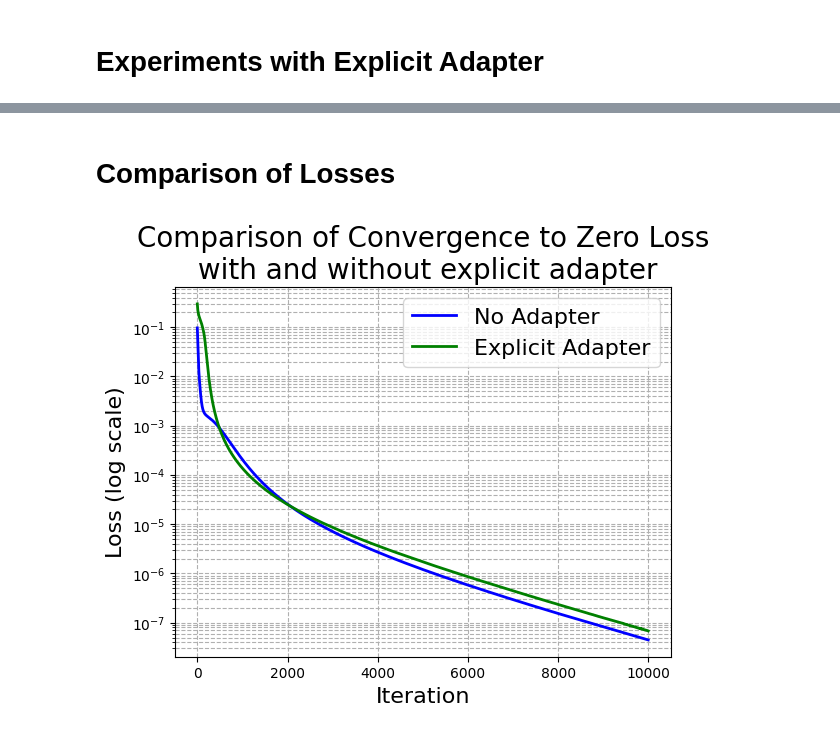
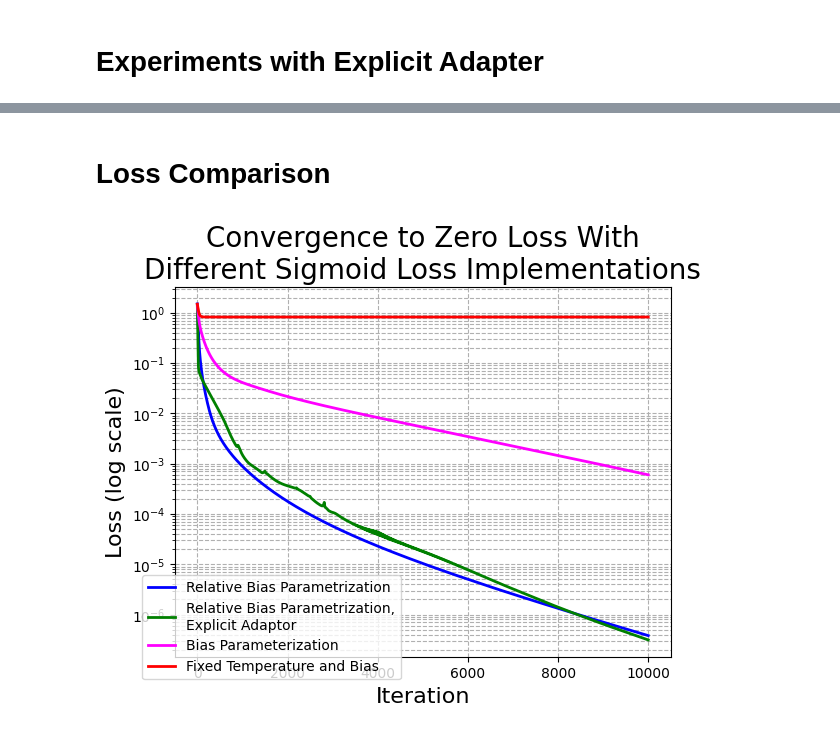
Before and after one commit to BangachevKiril/RepresentationLearningTheory, a Jupyter notebook: SigLIP/FrozenModalityExperiments.ipynb, the cells around one changed output, grey strips where cells are left out. Drawn from its saved outputs; the diff is of its cells as text; code cells hidden in the pictures.

```diff
--- a/SigLIP/FrozenModalityExperiments.ipynb
+++ b/SigLIP/FrozenModalityExperiments.ipynb
@@ -218,0 +253,27 @@ plt.show()
+# %%
+print(f"Using device: {device_str}")
+print(f"Running experiment with: n_classes={n_classes}, dim={dim}, n_epochs={n_epochs}")
+print(f"Loss params: temperature={initial_temperature}, relative_bias={initial_relative_bias}, trainable_bias={bias_is_trainable}")
+
+experiment = SigLIPExperiment(
+    n_classes=n_classes,
+    dim=dim,
+    n_epochs=n_epochs,
+    device=device_str,
+    relative_bias_parameterization= False,
+    when_to_print = 5000
+)
+
+U_final, V_final, criterion_final, no_adapter_losses_history_non_rb_fixed = experiment.train(
+    bias=initial_relative_bias*initial_temperature,
+    temperature=initial_temperature,
+    trainable_bias=False,
+    trainable_temp=False,
+    fixed_U=U0,
+    explicit_adapter=False
+    )
+
+print("\n--- Training Complete ---")
+print(f"Final Loss: {no_adapter_losses_history[-1]:.4f}")
+print(f"Final Temperature: {criterion_final.get_temperature():.4f}")
+print(f"Final Bias Value: {criterion_final.get_bias():.4f}")
@@ -219,24 +322,26 @@ plt.show()
 # %% [markdown]
-# Comparison of Losses
+# Loss Comparison
 # %%
 #plt.figure(figsize=(8, 6))
 iters= np.arange(10000)
 # Plot the two lines
-plt.plot(iters, no_adapter_losses_history , label='No Adapter', linewidth=2,color = "blue")
-plt.plot(iters, with_adapter_losses_history, label= 'Explicit Adapter', linewidth=2,color = "green")
+plt.plot(iters, no_adapter_losses_history , label='Relative Bias Parametrization', linewidth=2,color = "blue")
+plt.plot(iters, with_adapter_losses_history, label= 'Relative Bias Parametrization,\nExplicit Adaptor', linewidth=2,color = "green")
+plt.plot(iters, no_adapter_losses_history_non_rb, label= 'Bias Parameterization', linewidth=2,color = "magenta")
+plt.plot(iters, no_adapter_losses_history_non_rb_fixed, label= 'Fixed Temperature and Bias', linewidth=2,color = "red")
 
 # Set log scale on y-axis (or use plt.xscale("log") for x-axis)
 plt.yscale('log')
 
 # Add labels and title
 plt.xlabel('Iteration', fontsize = 16)
 plt.ylabel('Loss (log scale)', fontsize = 16)
-plt.title('Comparison of Convergence to Zero Loss\n with and without explicit adapter', fontsize = 20)
-plt.legend(fontsize = 16)
+plt.title('Convergence to Zero Loss With\nDifferent Sigmoid Loss Implementations', fontsize = 20)
+plt.legend(fontsize = 10,loc='lower left', bbox_to_anchor=(-.08, -.08))
 plt.grid(True, which='both', linestyle='--')
 
-plt.savefig('logs/losscoparisonadaptervsno.png',dpi =300,  bbox_inches='tight')
+plt.savefig('logs/losscomparisonadaptervsno.png',dpi =300,  bbox_inches='tight')
 # Show the plot
 plt.show()
 # %% [output]
-[figure, old version]
+[figure, new version]
```
Also changed, not shown: parts of 17 cells of this notebook.
